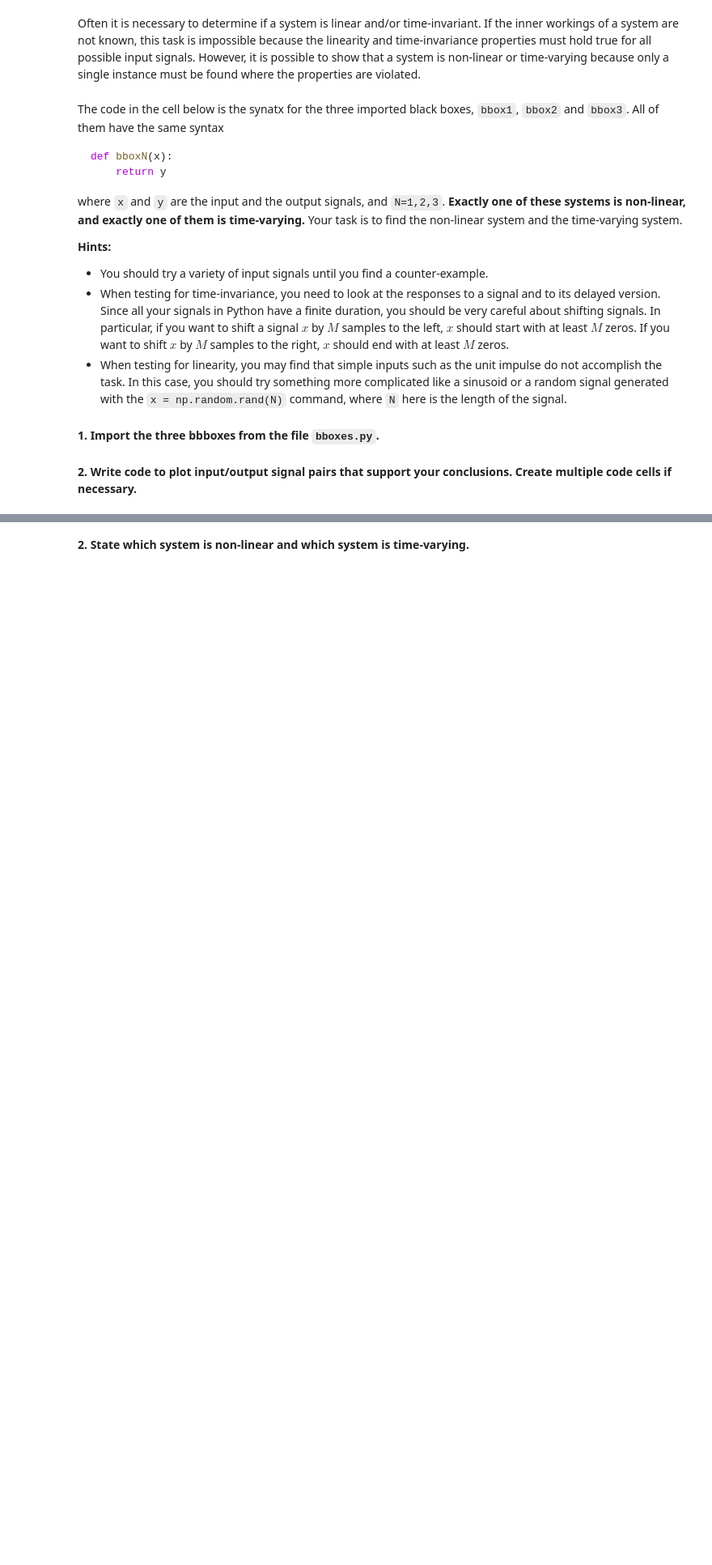
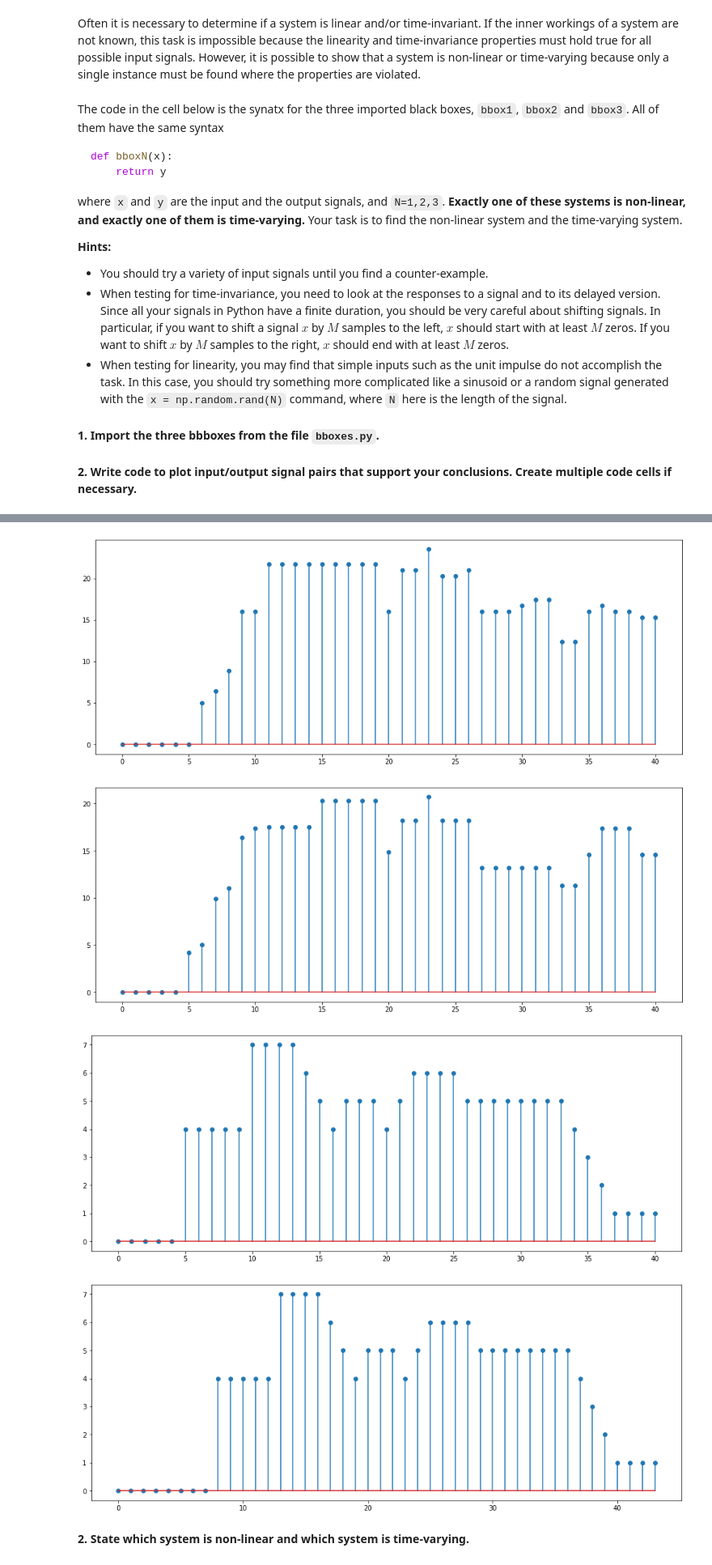
Before and after one commit to cdavin2/dsp_lab02, a Jupyter notebook: lab02_instructions.ipynb, the cells around one changed output, grey strips where cells are left out. Shown at 81% size. Cells and saved outputs as stored; diff of their text form; code cells hidden in the pictures; blank space fills up the shorter version.

```diff
--- a/lab02_instructions.ipynb
+++ b/lab02_instructions.ipynb
@@ -402,2 +472,39 @@ TypeError: ignored
+# %%
+#linearity for bbox 3
+a = .7
+b = 2.5
+f1 = np.random.randint(10, size = 41)
+f2 = np.random.randint(10, size = 41)
+
+s1 = a * bbox3(f1) + b * bbox3(f2)
+s2 = bbox3(a * f1 + b * f2)
+
+plt.stem(s1)
+plt.show()
+
+plt.stem(s2)
+plt.show()
+
+#time variance for bbox 3
+
+f1 = np.random.randint(10, size = 41)
+f2 = np.zeros(41+3)
+
+for i in range(3, 41+3):
+  f2[i] = f1[i-3]
+
+s1 = bbox3(f1)
+s2 = bbox3(f2)
+
+plt.stem(s1)
+plt.show()
+
+plt.stem(s2)
+plt.show()
+# %% [output]
+[figure, added]
+[figure, added]
+[figure, added]
+[figure, added]
 # %% [markdown]
 **2. State which system is non-linear and which system is time-varying.**
```
Also changed, not shown: parts of 11 cells of this notebook.
